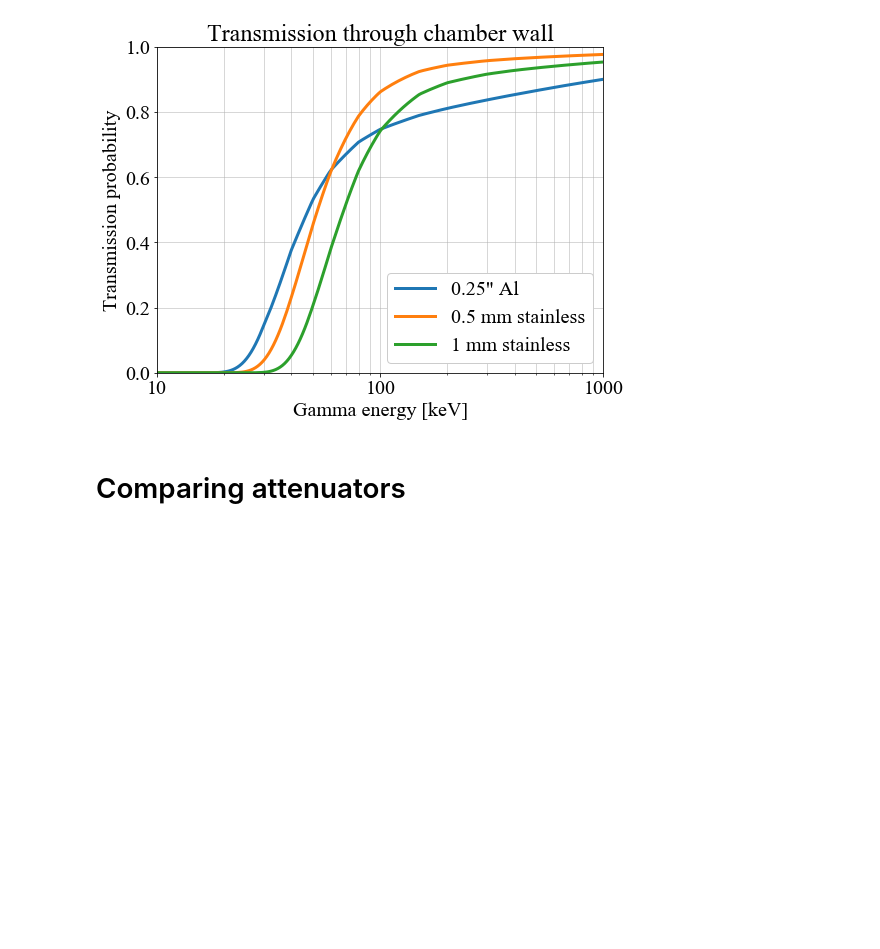
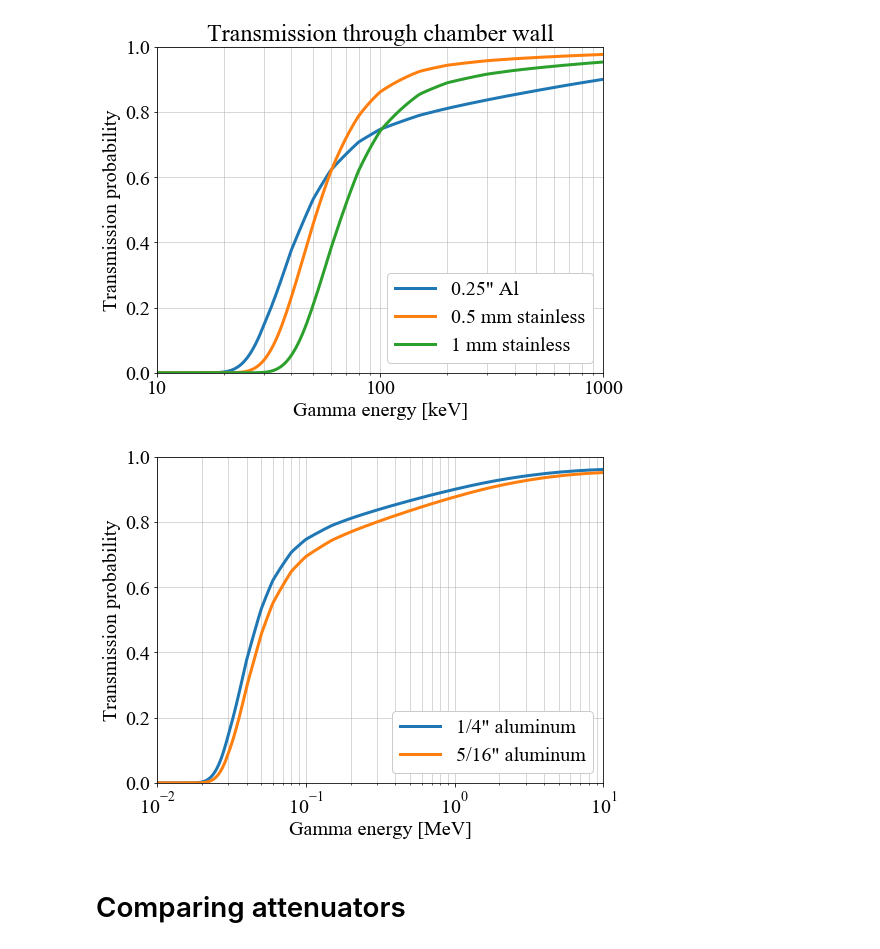
Before and after one commit to bglenardo/Cs136Measurements, a Jupyter notebook: August2022RunPrep/Gamma attenuation.ipynb, the cells around one changed output. Drawn from its saved outputs; the diff is of its cells as text; code cells hidden in the pictures; blank space fills up the shorter version.

```diff
--- a/August2022RunPrep/Gamma attenuation.ipynb
+++ b/August2022RunPrep/Gamma attenuation.ipynb
@@ -33,12 +33,6 @@ def AttenuationFromTxt( input_file ):
     func = lambda x: np.power(10.0, log_interp(np.log10(x)))
     return func
 
-
-iron = np.genfromtxt('iron_attenuation.csv', skip_header=2)
-alum = np.genfromtxt('al_attenuation.csv',skip_header=2)
-tin = np.genfromtxt('tin_attenuation.csv',skip_header=2)
-iodine = np.genfromtxt('iodine_attenuation.csv',skip_header=2)
-cd = np.genfromtxt('cd_attenuation.csv',skip_header=2)
 
 iron = AttenuationFromTxt( 'iron_attenuation.csv' )
 alum = AttenuationFromTxt( 'al_attenuation.csv' )
@@ -189,6 +183,29 @@ plt.title('Transmission through chamber wall')
 plt.savefig('transmission_through_chamber_wall.png',dpi=200,bbox_inches='tight')
 # %% [output]
 [figure]
+# %%
+### Compute transmission probability for 1/4" and 5/16" thick aluminum
+plt.figure(1)
+al_atten = 1. / (dens_al * alum(E))
+dist = 0.25 * 2.54
+transmission_prob = np.exp( -dist / al_atten )
+plt.plot( E, transmission_prob, linewidth=3, label='1/4\" aluminum')
+dist = 5/16 * 2.54
+transmission_prob = np.exp( -dist / al_atten )
+plt.plot( E, transmission_prob, linewidth=3, label='5/16\" aluminum')
+plt.xscale('log')
+#plt.yscale('log')
+plt.ylim(0.,1.)
+plt.xlim(1.e-2, 10.)
+plt.grid(which='both',linewidth=0.5)
+plt.ylabel('Transmission probability')
+plt.xlabel('Gamma energy [MeV]')
+plt.legend(framealpha=1)
+plt.savefig('aluminum_diff_thicknesses.png',\
+           dpi=200,\
+           bbox_inches='tight')
+# %% [output]
+[figure, added]
 # %% [markdown]
 # Comparing attenuators
 # %%
```
Also changed, not shown: parts of 3 cells of this notebook.
